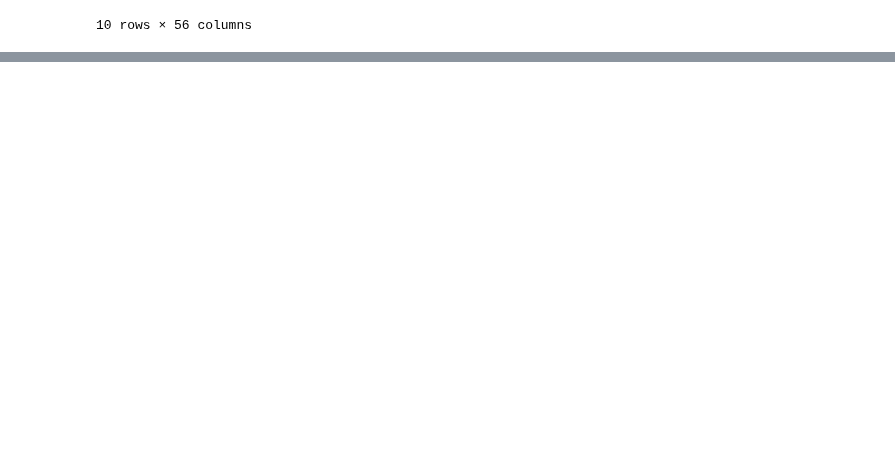
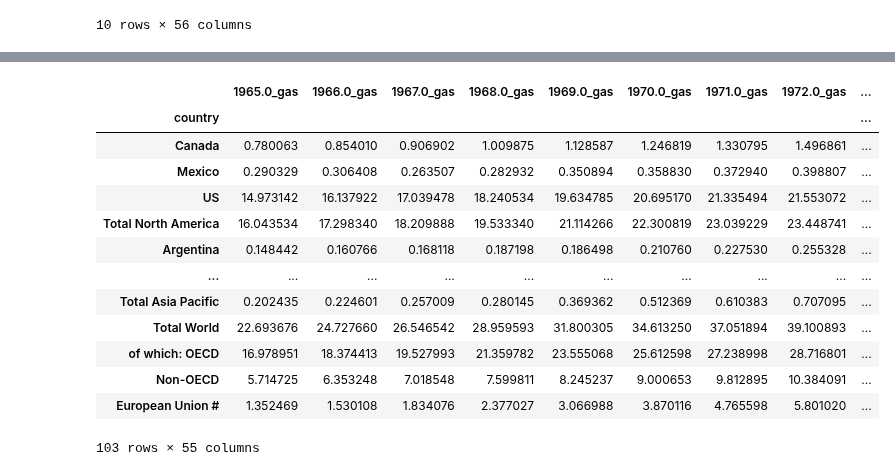
Before and after one commit to yuyhong23/One-Hot_Future, a Jupyter notebook: data_cleaning_part2.ipynb, the cells around one changed output, grey strips where cells are left out. Saved outputs shown, nothing was run; the diff lists cells and outputs as text; code cells hidden in the pictures; blank space fills up the shorter version.

```diff
--- a/data_cleaning_part2.ipynb
+++ b/data_cleaning_part2.ipynb
@@ -325 +368,25 @@ display(gas_df.tail(10))
+# %%
+# Remove unneeded rows
+gas_cleaned = gas_df.drop([0, 104, 105, 106, 107, 108, 109, 110, 111, 112])
+gas_cleaned = gas_cleaned.reset_index(drop=True)
+gas_cleaned.set_index("country", inplace=True)
+# %%
+# Add suffix to all years
+gas_cleaned_suff = gas_cleaned.add_suffix('_gas')
+gas_cleaned_suff
+# %% [output]
+|  | 1965.0_gas | 1966.0_gas | 1967.0_gas | 1968.0_gas | 1969.0_gas | 1970.0_gas | 1971.0_gas | 1972.0_gas | ... |
+| country |  |  |  |  |  |  |  |  | ... |
+| Canada | 0.780063 | 0.854010 | 0.906902 | 1.009875 | 1.128587 | 1.246819 | 1.330795 | 1.496861 | ... |
+| Mexico | 0.290329 | 0.306408 | 0.263507 | 0.282932 | 0.350894 | 0.358830 | 0.372940 | 0.398807 | ... |
+| US | 14.973142 | 16.137922 | 17.039478 | 18.240534 | 19.634785 | 20.695170 | 21.335494 | 21.553072 | ... |
+| Total North America | 16.043534 | 17.298340 | 18.209888 | 19.533340 | 21.114266 | 22.300819 | 23.039229 | 23.448741 | ... |
+| Argentina | 0.148442 | 0.160766 | 0.168118 | 0.187198 | 0.186498 | 0.210760 | 0.227530 | 0.255328 | ... |
+| ... | ... | ... | ... | ... | ... | ... | ... | ... | ... |
+| Total Asia Pacific | 0.202435 | 0.224601 | 0.257009 | 0.280145 | 0.369362 | 0.512369 | 0.610383 | 0.707095 | ... |
+| Total World | 22.693676 | 24.727660 | 26.546542 | 28.959593 | 31.800305 | 34.613250 | 37.051894 | 39.100893 | ... |
+| of which: OECD | 16.978951 | 18.374413 | 19.527993 | 21.359782 | 23.555068 | 25.612598 | 27.238998 | 28.716801 | ... |
+| Non-OECD | 5.714725 | 6.353248 | 7.018548 | 7.599811 | 8.245237 | 9.000653 | 9.812895 | 10.384091 | ... |
+| European Union # | 1.352469 | 1.530108 | 1.834076 | 2.377027 | 3.066988 | 3.870116 | 4.765598 | 5.801020 | ... |
+103 rows × 55 columns
 # %%
```
Also changed, not shown: parts of 37 cells of this notebook.
